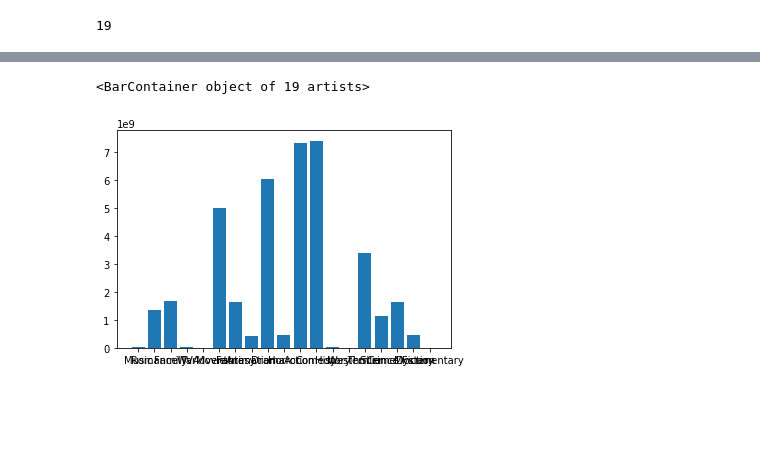
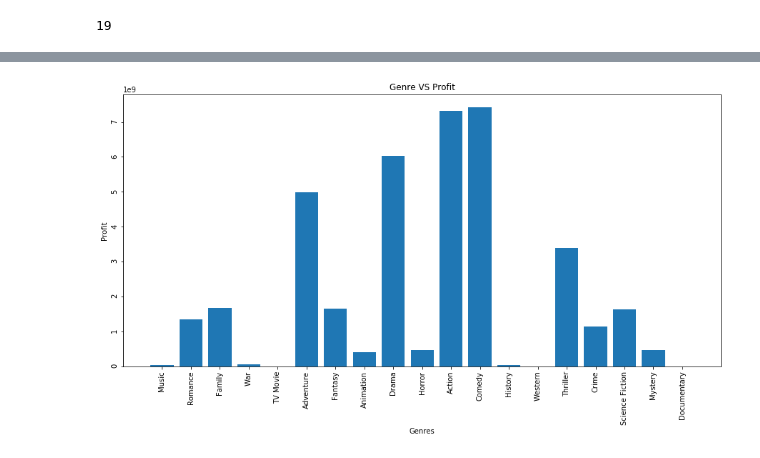
Before and after one commit to Jwdaniel34/stats-movies, a Jupyter notebook: graphs.ipynb, the cells around one changed output, grey strips where cells are left out. Saved outputs shown, nothing was run; the diff lists cells and outputs as text; code cells hidden in the pictures; blank space fills up the shorter version.

```diff
--- a/graphs.ipynb
+++ b/graphs.ipynb
@@ -76,5 +49,11 @@ wavg
-# %%
-plt.bar(df['genreName'], wavg)
-# %% [output]
-<BarContainer object of 19 artists>
-[figure, removed]
+# %%
+figs, ax = plt.subplots(figsize=(15,7))
+ax.bar(df['genreName'], wavg)
+ax.set_xlabel('Genres')
+ax.set_ylabel('Profit')
+ax.set_title('Genre VS Profit')
+ax.tick_params(labelrotation=90)
+
+plt.show()
+# %% [output]
+[figure, added]
```
Also changed, not shown: parts of 3 cells of this notebook.
